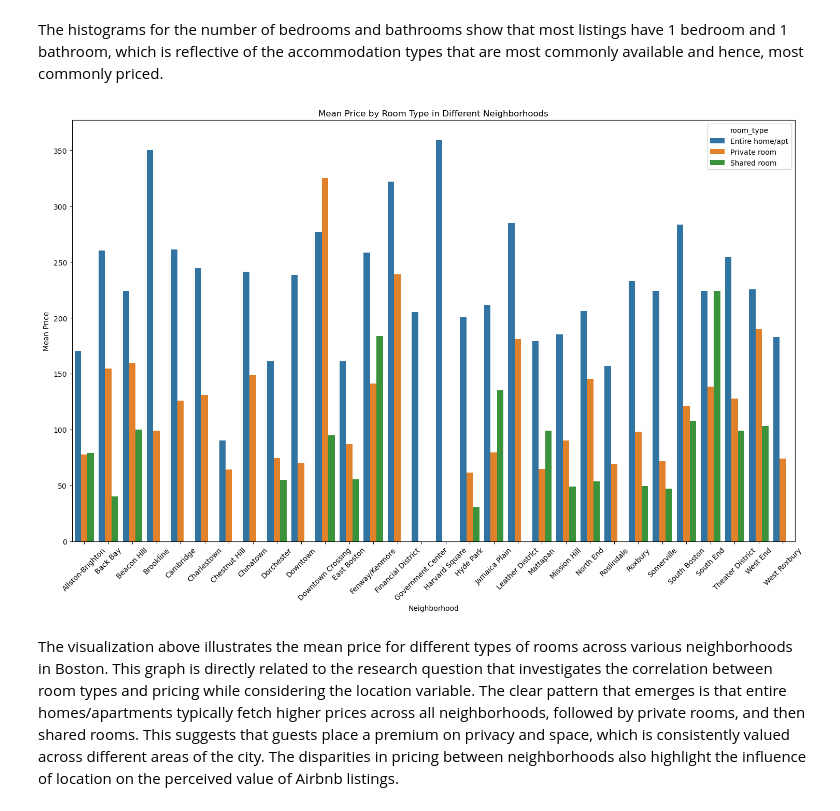
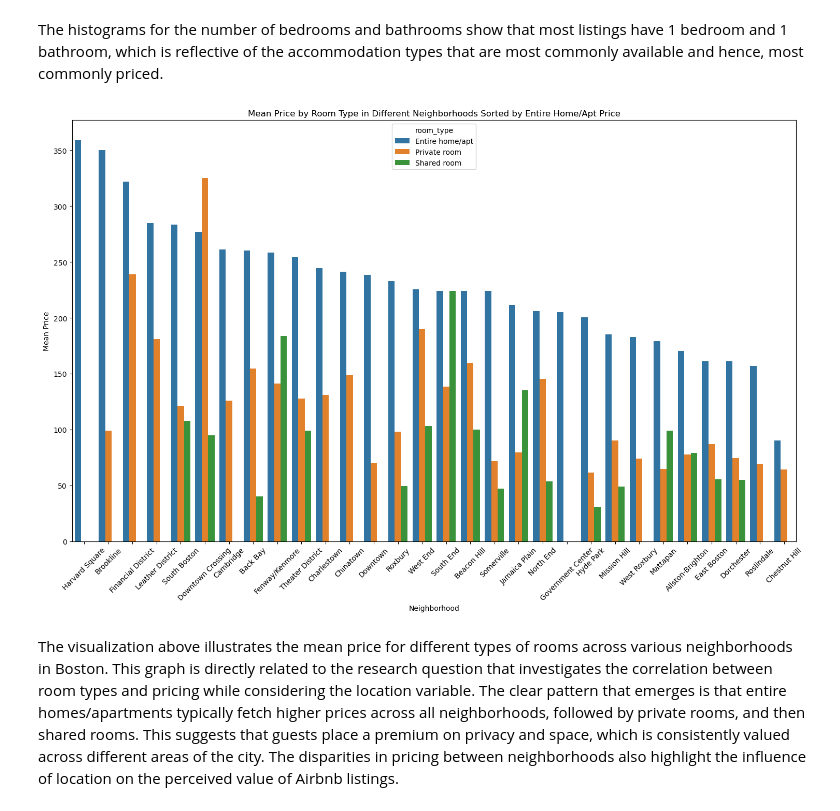
Before and after one commit to ECO225-W2024/project-one-code-32record, a Jupyter notebook: Project1 notebook.ipynb, the cells around one changed output. Drawn from its saved outputs; the diff is of its cells as text; code cells hidden in the pictures.

```diff
--- a/Project1 notebook.ipynb
+++ b/Project1 notebook.ipynb
@@ -269,26 +275,39 @@ The histograms for the number of bedrooms and bathrooms show that most listings
 # %%
 # bar chart using grouping method
 
 # adding one more x variable to better explain the covariate and such
 x = df[['property_type', 'room_type', 'bathrooms', 'bedrooms', 'neighbourhood']]
-# Grouping data by neighborhood and property type and calculating the mean price
+
 grouped_data = df.groupby(['neighbourhood', 'room_type'])['price'].mean().reset_index()
 
-# Creating a bar plot with seaborn
+# Pivot the data so that each room type is a column
+pivot_data = grouped_data.pivot(index='neighbourhood', columns='room_type', values='price')
+
+# Calculate mean price for entire home/apt or average across all types
+pivot_data['mean_entire_home_apt'] = pivot_data['Entire home/apt']
+pivot_data['average_price'] = pivot_data.mean(axis=1)
+
+# Sort by mean price of entire home/apt in descending order
+sorted_data = pivot_data.sort_values(by='mean_entire_home_apt', ascending=False).reset_index()
+
+# Melt the sorted data to have room types back in long form
+melted_sorted_data = sorted_data.melt(id_vars='neighbourhood', value_vars=['Entire home/apt', 'Private room', 'Shared room'])
+
+# Create the bar plot
 plt.figure(figsize=(15, 10))
-sns.barplot(x='neighbourhood', y='price', hue='room_type', data=grouped_data)
+sns.barplot(x='neighbourhood', y='value', hue='room_type', data=melted_sorted_data)
 
 # Adding plot title and labels
-plt.title('Mean Price by Room Type in Different Neighborhoods')
+plt.title('Mean Price by Room Type in Different Neighborhoods Sorted by Entire Home/Apt Price')
 plt.xlabel('Neighborhood')
 plt.ylabel('Mean Price')
 plt.xticks(rotation=45)  # Rotates the x labels to make them readable
 
 # Display the plot
 plt.tight_layout()
 plt.show()
 # %% [output]
-[figure, old version]
+[figure, new version]
 # %% [markdown]
 
 The visualization above illustrates the mean price for different types of rooms across various neighborhoods in Boston. This graph is directly related to the research question that investigates the correlation between room types and pricing while considering the location variable. The clear pattern that emerges is that entire homes/apartments typically fetch higher prices across all neighborhoods, followed by private rooms, and then shared rooms. This suggests that guests place a premium on privacy and space, which is consistently valued across different areas of the city. The disparities in pricing between neighborhoods also highlight the influence of location on the perceived value of Airbnb listings.
```
Also changed, not shown: parts of 4 cells of this notebook.
